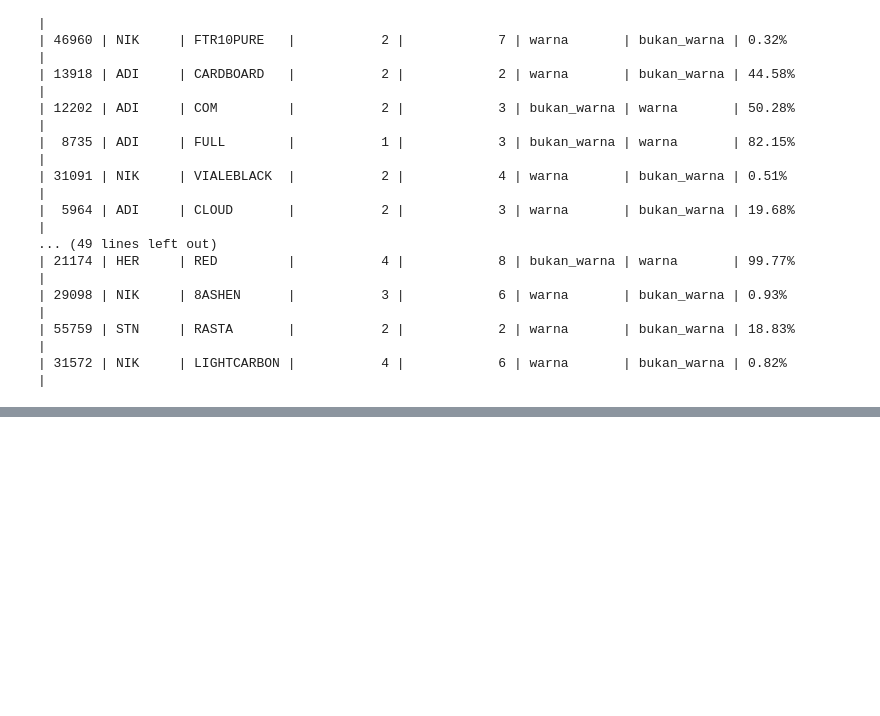
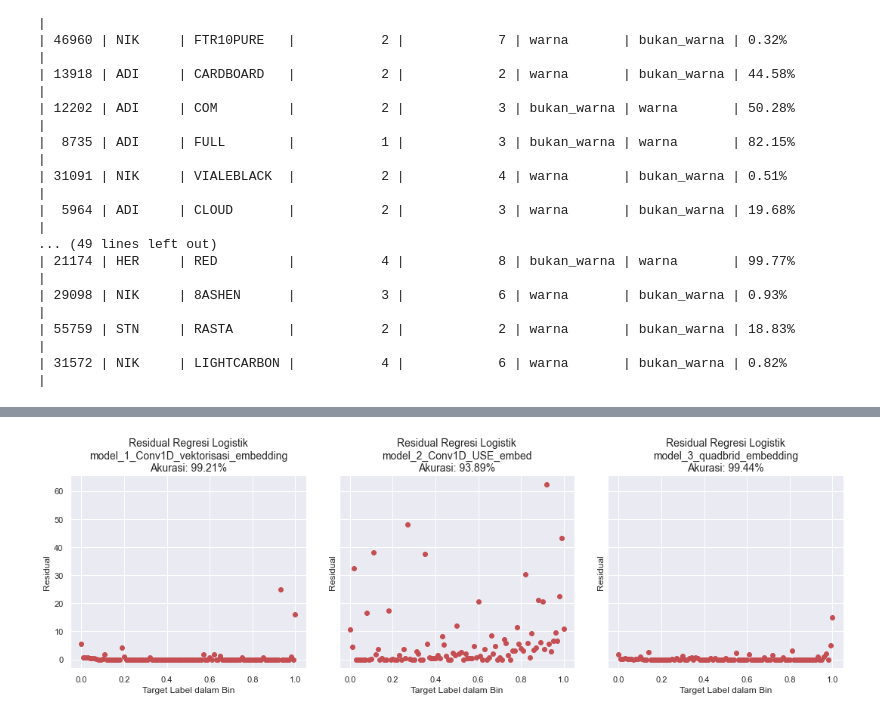
Before and after one commit to johanesPao/ColorSkim, a Jupyter notebook: ColorSkim_AI.ipynb, the cells around one changed output, grey strips where cells are left out. Cells and saved outputs as stored; diff of their text form; code cells hidden in the pictures; blank space fills up the shorter version.

```diff
--- a/ColorSkim_AI.ipynb
+++ b/ColorSkim_AI.ipynb
@@ -1664,0 +1711,20 @@ get_bobot_kata([MODEL[1], MODEL[3]], lapisan_vektorisasi)
+# %%
+# Plot nilai residual dari model (kecuali untuk model_0)
+fig, axs = plt.subplots(1, 3, figsize=(15, 5), sharey=True)
+for indeks, model in enumerate(MODEL[1:]):
+    switcher = {
+        0: [model_1_metrik, model_1_pred_prob],
+        1: [model_2_metrik, model_2_pred_prob],
+        2: [model_3_metrik, model_3_pred_prob]
+    }
+    model_metrik = switcher.get(indeks)[0]
+    model_pred_prob = switcher.get(indeks)[1]
+    axs[indeks] = plt.subplot(1, len(MODEL[1:]), indeks + 1)
+    residual_plot_logr(test_target,
+                       MODEL[indeks + 1],
+                       model_metrik['akurasi'],
+                       model_pred_prob)
+plt.tight_layout(h_pad=3, w_pad=3)
+plt.show()
+# %% [output]
+[figure, added]
```
Also changed, not shown: parts of 32 cells of this notebook, 42 other files.
